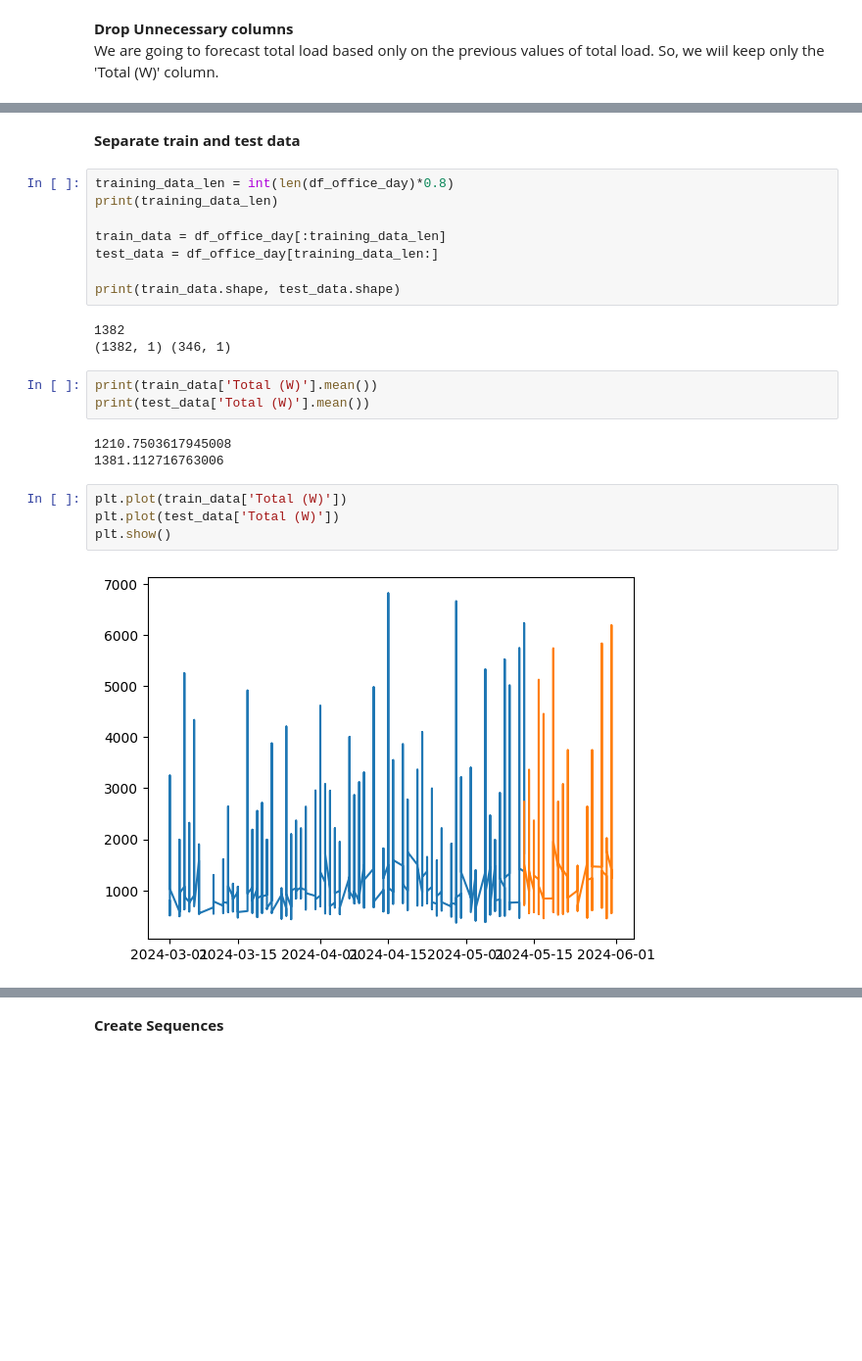
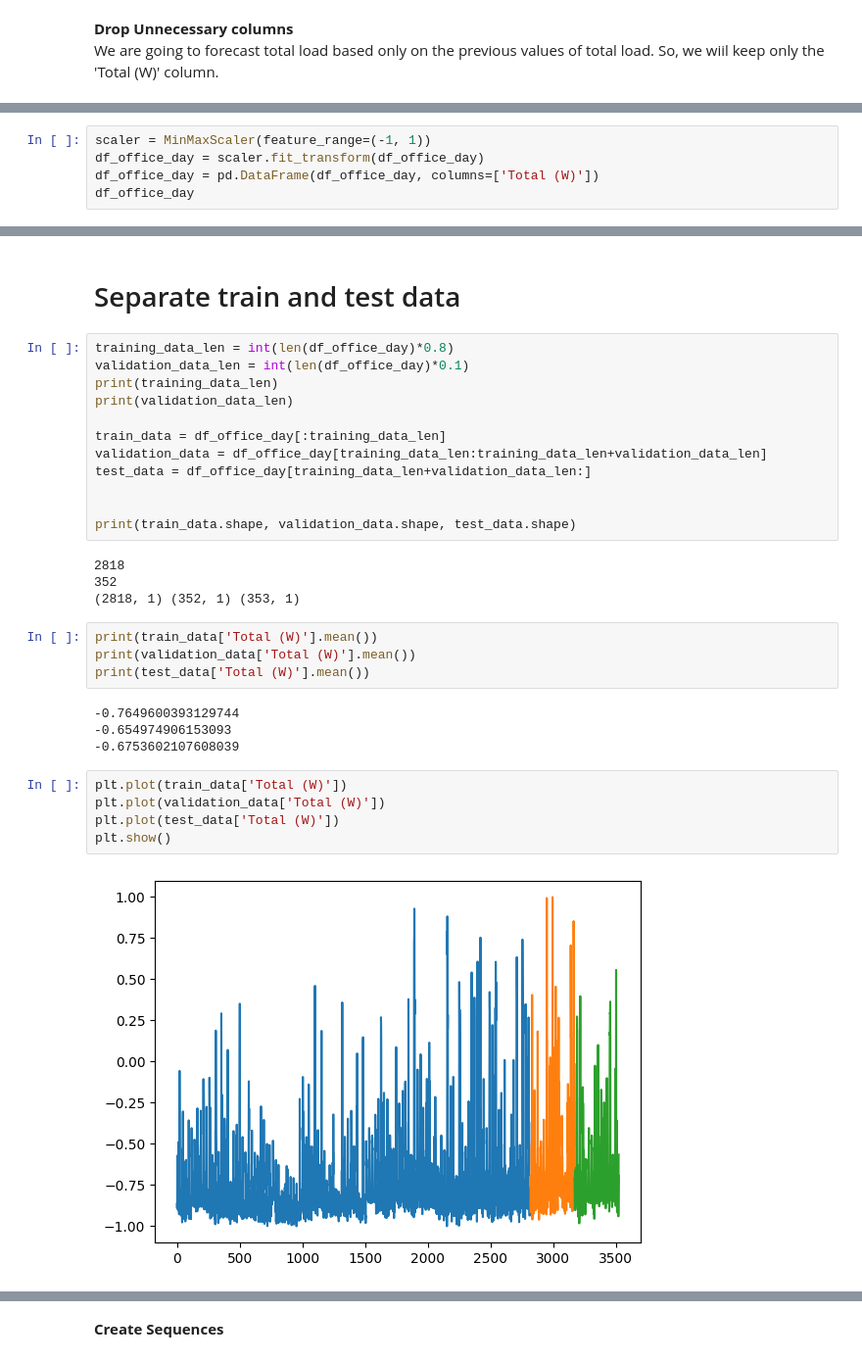
Before and after one commit to nabinhere/Load-Forecasting, a Jupyter notebook: season_based_single_input_forecasting.ipynb, the cells around one changed output, grey strips where cells are left out. Shown at 98% size. Drawn from its saved outputs; the diff is of its cells as text; blank space fills up the shorter version.

Commit message:
added validation dataset and corrected the MAPE calculation steps

```diff
--- a/season_based_single_input_forecasting.ipynb
+++ b/season_based_single_input_forecasting.ipynb
@@ -151,0 +154,5 @@ df_holiday
+# %%
+scaler = MinMaxScaler(feature_range=(-1, 1))
+df_office_day = scaler.fit_transform(df_office_day)
+df_office_day = pd.DataFrame(df_office_day, columns=['Total (W)'])
+df_office_day
@@ -152,28 +173,36 @@ df_holiday
 # %% [markdown]
-**Separate train and test data**
+# Separate train and test data
 # %%
 training_data_len = int(len(df_office_day)*0.8)
+validation_data_len = int(len(df_office_day)*0.1)
 print(training_data_len)
+print(validation_data_len)
 
 train_data = df_office_day[:training_data_len]
-test_data = df_office_day[training_data_len:]
+validation_data = df_office_day[training_data_len:training_data_len+validation_data_len]
+test_data = df_office_day[training_data_len+validation_data_len:]
 
-print(train_data.shape, test_data.shape)
+
+print(train_data.shape, validation_data.shape, test_data.shape)
 # %% [output]
-1382
-(1382, 1) (346, 1)
+2818
+352
+(2818, 1) (352, 1) (353, 1)
 # %%
 print(train_data['Total (W)'].mean())
+print(validation_data['Total (W)'].mean())
 print(test_data['Total (W)'].mean())
 # %% [output]
-1210.7503617945008
-1381.112716763006
+-0.7649600393129744
+-0.654974906153093
+-0.6753602107608039
 # %%
 plt.plot(train_data['Total (W)'])
+plt.plot(validation_data['Total (W)'])
 plt.plot(test_data['Total (W)'])
 plt.show()
 # %% [output]
-[figure, old version]
+[figure, new version]
 # %%
 plt.plot(test_data['Total (W)'])
 plt.show()
```
Also changed, not shown: parts of 71 cells of this notebook.
